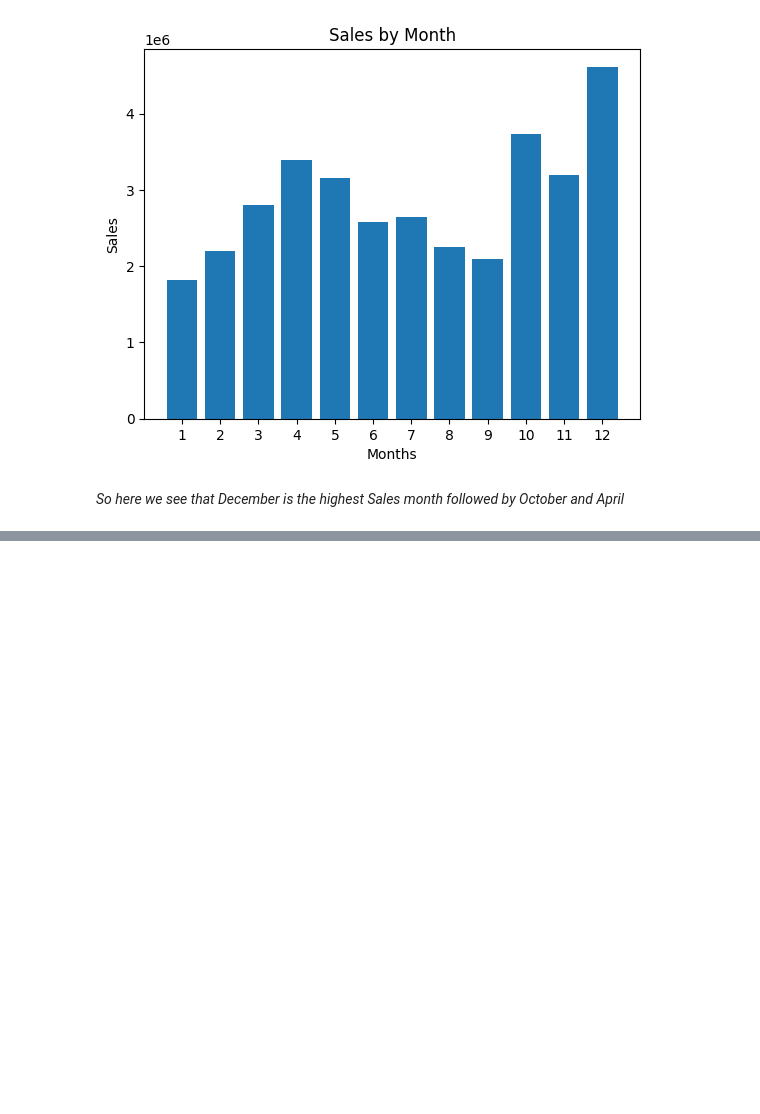
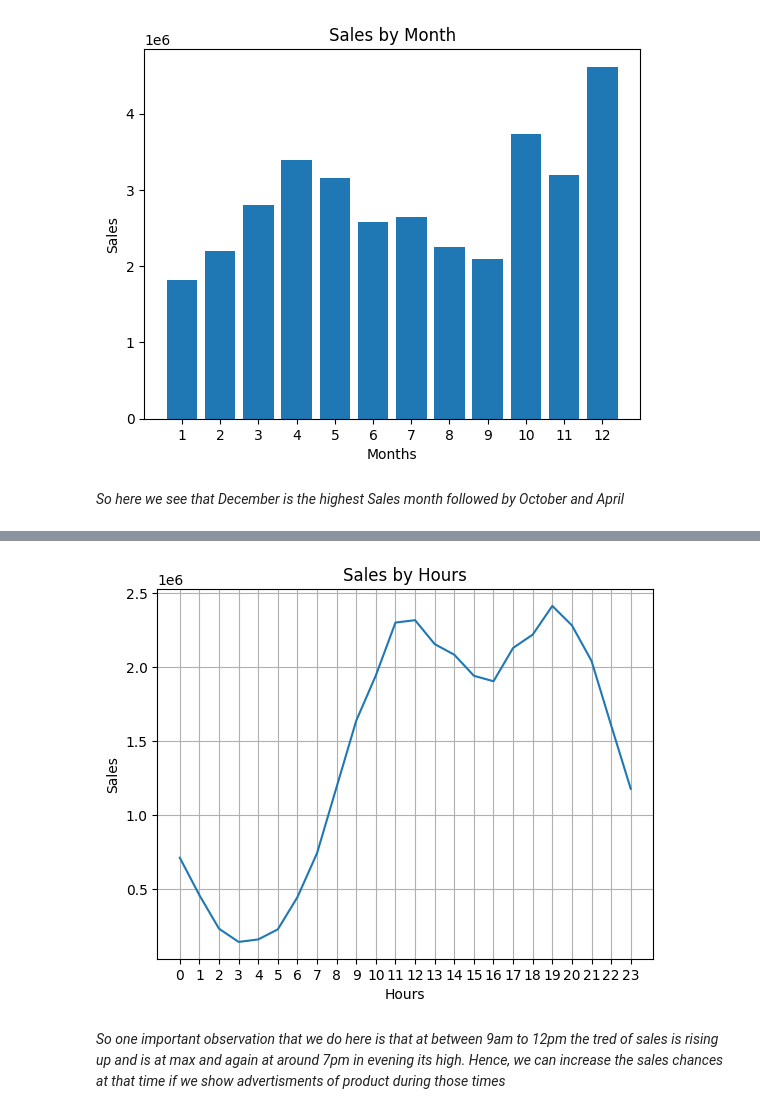
Before and after one commit to IMMRM/Sales-Data-Analysis, a Jupyter notebook: Notebooks/MonthlyDataAnalysis.ipynb, the cells around one changed output, grey strips where cells are left out. Saved outputs shown, nothing was run; the diff lists cells and outputs as text; code cells hidden in the pictures; blank space fills up the shorter version.

```diff
--- a/Notebooks/MonthlyDataAnalysis.ipynb
+++ b/Notebooks/MonthlyDataAnalysis.ipynb
@@ -172,0 +235,13 @@ plt.show()
+# %%
+df.groupby('Hour')['Sales'].sum().plot(kind='line')
+hours=range(0,24)
+plt.xticks(hours)
+plt.grid()
+plt.xlabel('Hours')
+plt.ylabel('Sales')
+plt.title('Sales by Hours')
+plt.show()
+# %% [output]
+[figure, added]
+# %% [markdown]
+<i> So one important observation that we do here is that at between 9am to 12pm the tred of sales is rising up and is at max and again at around 7pm in evening its high. Hence, we can increase the sales chances at that time if we show advertisments of product during those times</i>
```
Also changed, not shown: parts of 14 cells of this notebook.
